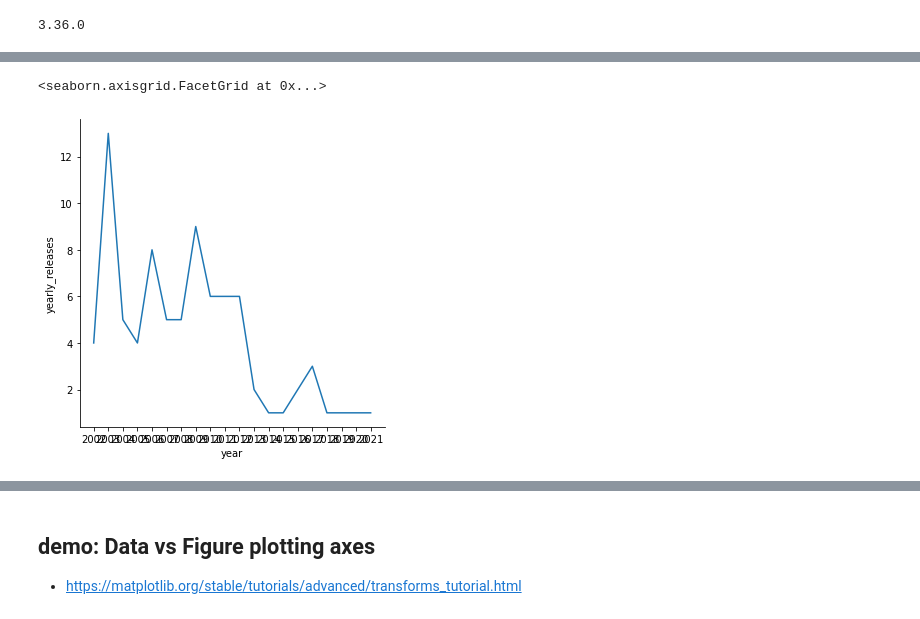
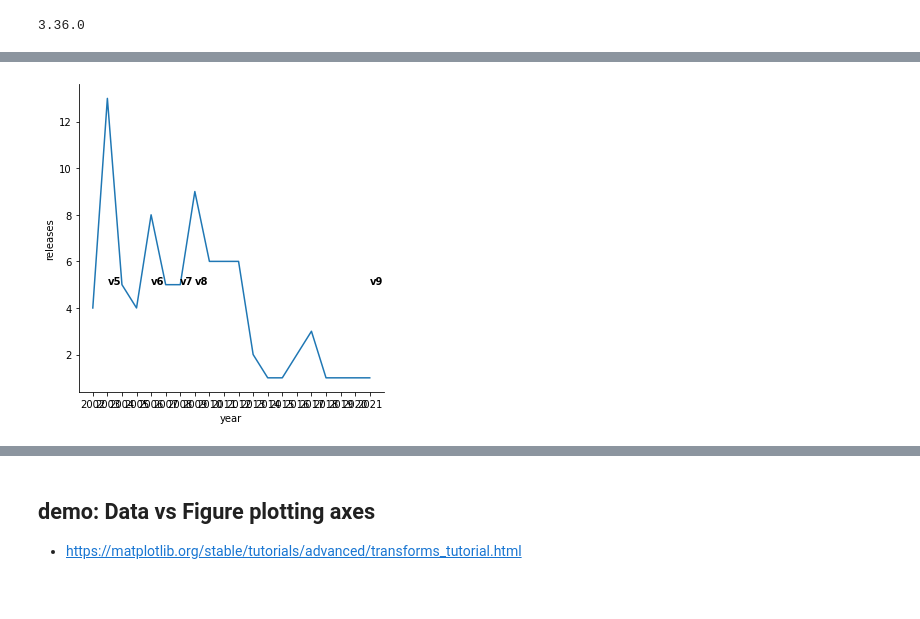
Before and after one commit to johntellsall/shotglass, a Jupyter notebook: dec/shotglass-coreutils.ipynb, the cells around one changed output, grey strips where cells are left out. Saved outputs shown, nothing was run; the diff lists cells and outputs as text; code cells hidden in the pictures.

```diff
--- a/dec/shotglass-coreutils.ipynb
+++ b/dec/shotglass-coreutils.ipynb
@@ -42,6 +53,25 @@ releases_df.head()
-# %%
-sns.relplot(data=releases_df, x='year', y='yearly_releases', kind='line')
-# %% [output]
-<seaborn.axisgrid.FacetGrid at 0x...>
-[figure, removed]
+# %%
+
+# CONSTANTS ====
+#
+# (2013, 5.5, "8.21"),
+
+# PLOT ====
+#
+# fig, ax = plt.subplots()
+# ax.set_xlim(2000, 2020)
+# ax.set_ylim(0, 10)
+text_style = dict(horizontalalignment='left', size='medium', color='black', weight='semibold')
+
+sns.relplot(data=relbyyear_df, x='year', y='releases', kind='line')
+y = 5
+for num in range(relmajor_df.shape[0]):
+    label = relmajor_df.tag[num].rstrip('.0')
+    plt.text(relmajor_df.year[num], y, label, **text_style)
+
+plt.show()
+# plt.text(2009, 5.5, "8.0")
+# plt.show()
+# %% [output]
+[figure, added]
 # %%
```
Also changed, not shown: parts of 4 cells of this notebook.
